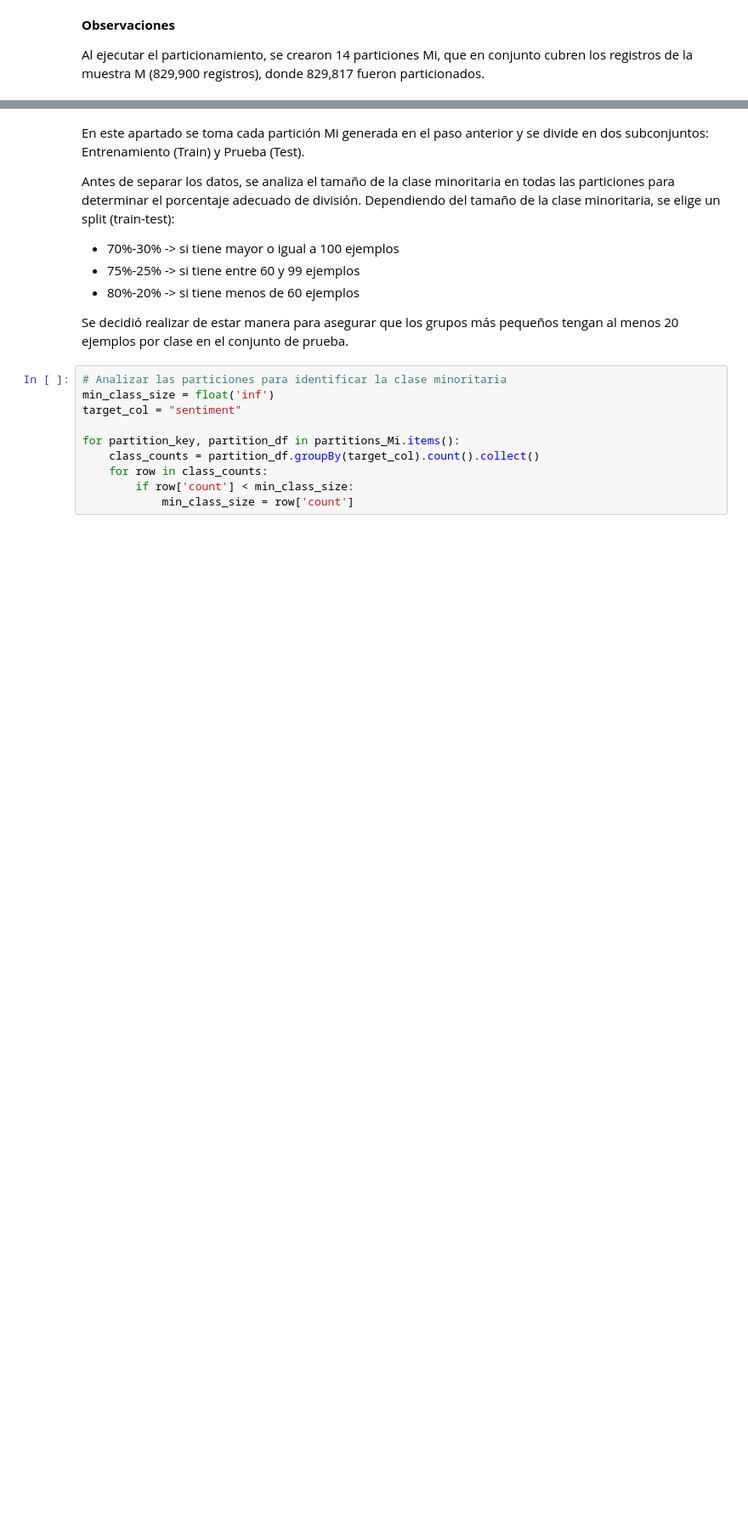
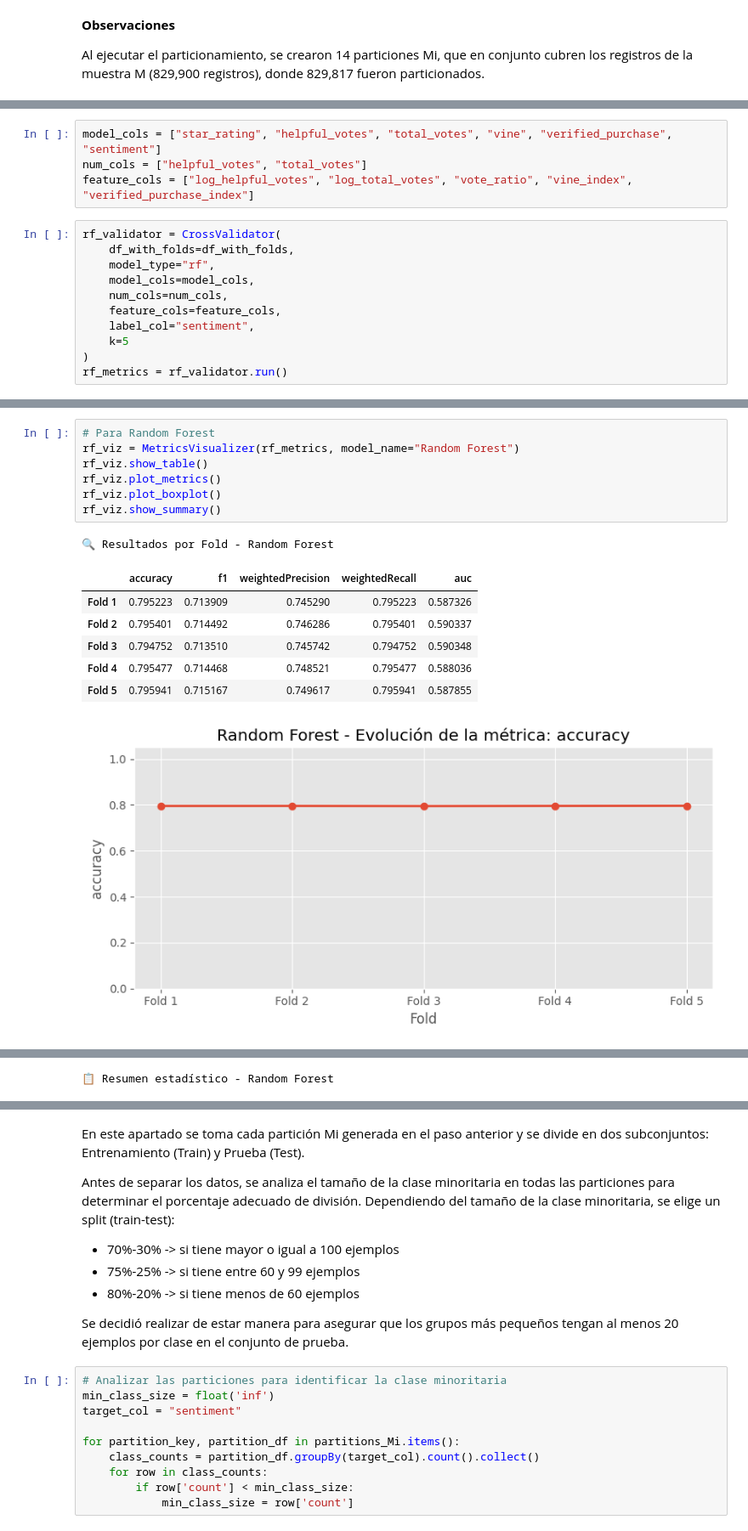
Before and after one commit to AlejandroDiaz10/Proyecto-Big-Data-PySpark, a Jupyter notebook: Actividad 5 | Actividad de visualización de resultados/Metricas.ipynb, the cells around one changed output, grey strips where cells are left out. Shown at 85% size. Saved outputs shown, nothing was run; the diff lists cells and outputs as text; blank space fills up the shorter version.

```diff
--- a/Actividad 5 | Actividad de visualización de resultados/Metricas.ipynb
+++ b/Actividad 5 | Actividad de visualización de resultados/Metricas.ipynb
@@ -477,0 +785,15 @@ Al ejecutar el particionamiento, se crearon 14 particiones Mi, que en conjunto c
+# %%
+model_cols = ["star_rating", "helpful_votes", "total_votes", "vine", "verified_purchase", "sentiment"]
+num_cols = ["helpful_votes", "total_votes"]
+feature_cols = ["log_helpful_votes", "log_total_votes", "vote_ratio", "vine_index", "verified_purchase_index"]
+# %%
+rf_validator = CrossValidator(
+    df_with_folds=df_with_folds,
+    model_type="rf",
+    model_cols=model_cols,
+    num_cols=num_cols,
+    feature_cols=feature_cols,
+    label_col="sentiment",
+    k=5
+)
+rf_metrics = rf_validator.run()
@@ -477,0 +1023,16 @@ Al ejecutar el particionamiento, se crearon 14 particiones Mi, que en conjunto c
+# %%
+# Para Random Forest
+rf_viz = MetricsVisualizer(rf_metrics, model_name="Random Forest")
+rf_viz.show_table()
+rf_viz.plot_metrics()
+rf_viz.plot_boxplot()
+rf_viz.show_summary()
+# %% [output]
+🔍 Resultados por Fold - Random Forest
+|  | accuracy | f1 | weightedPrecision | weightedRecall | auc |
+| Fold 1 | 0.795223 | 0.713909 | 0.745290 | 0.795223 | 0.587326 |
+| Fold 2 | 0.795401 | 0.714492 | 0.746286 | 0.795401 | 0.590337 |
+| Fold 3 | 0.794752 | 0.713510 | 0.745742 | 0.794752 | 0.590348 |
+| Fold 4 | 0.795477 | 0.714468 | 0.748521 | 0.795477 | 0.588036 |
+| Fold 5 | 0.795941 | 0.715167 | 0.749617 | 0.795941 | 0.587855 |
+[figure, added]
@@ -477,0 +1043 @@ Al ejecutar el particionamiento, se crearon 14 particiones Mi, que en conjunto c
+📋 Resumen estadístico - Random Forest
```
Also changed, not shown: parts of 37 cells of this notebook.
